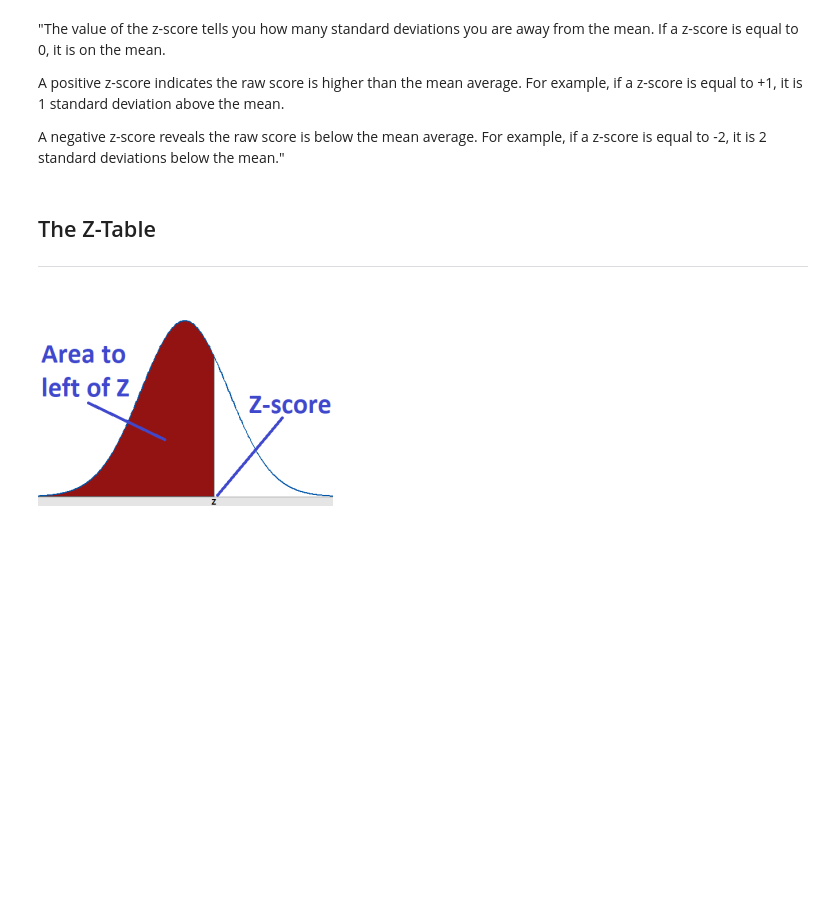
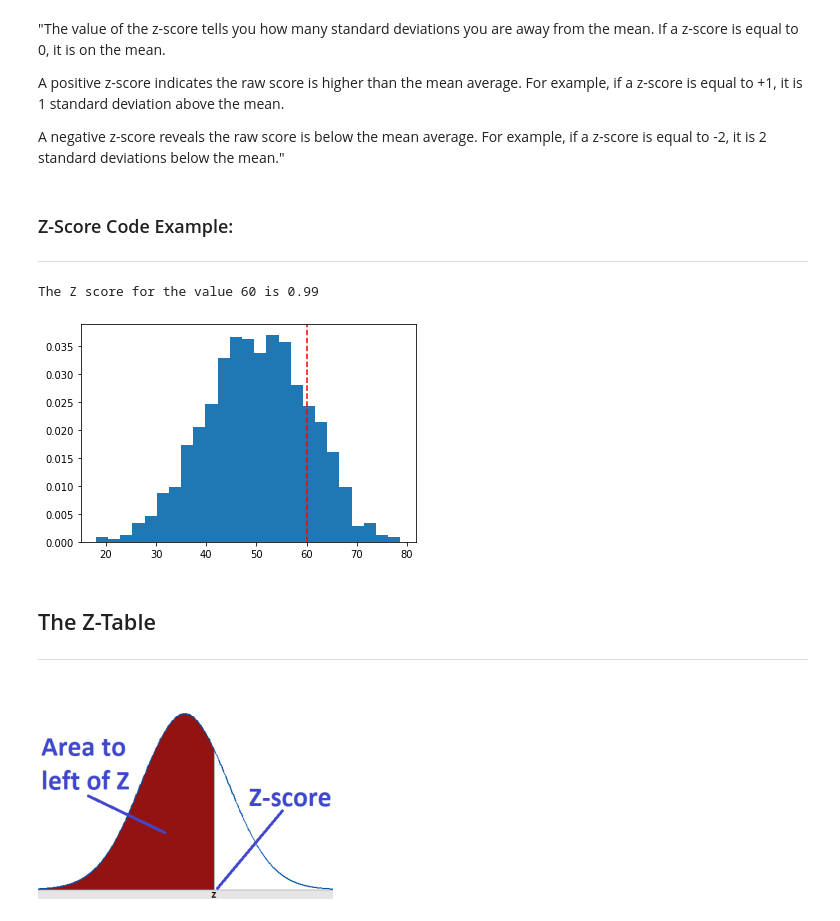
Before and after one commit to benjanning/funddata-assessment, a Jupyter notebook: Normal Distribution/Normal Distribution Task.ipynb, the cells around one changed output. Saved outputs shown, nothing was run; the diff lists cells and outputs as text; code cells hidden in the pictures; blank space fills up the shorter version.

Commit message:
adding code examples to project

```diff
--- a/Normal Distribution/Normal Distribution Task.ipynb
+++ b/Normal Distribution/Normal Distribution Task.ipynb
@@ -275,6 +279,25 @@ It is useful to convert raw values into z-scores because:
 A positive z-score indicates the raw score is higher than the mean average. For example, if a z-score is equal to +1, it is 1 standard deviation above the mean.
 
 A negative z-score reveals the raw score is below the mean average. For example, if a z-score is equal to -2, it is 2 standard deviations below the mean."
+# %% [markdown]
+###  Z-Score Code Example:
+
+***
+# %%
+# Generate a sample of normally distributed data
+sample = np.random.normal(50, 10, 1000)
+
+# Calculate the Z score for a value of 60
+z_score = (60 - np.mean(sample)) / np.std(sample)
+print(f"The Z score for the value 60 is {z_score:.2f}")
+
+# Plot the sample data and mark the value of 60 with a vertical line
+plt.hist(sample, bins=25, density=True)
+plt.axvline(60, color='r', linestyle='--')
+plt.show()
+# %% [output]
+The Z score for the value 60 is 0.99
+[figure, added]
 # %% [markdown]
 ## The Z-Table
 
```
Also changed, not shown: parts of 9 cells of this notebook.
